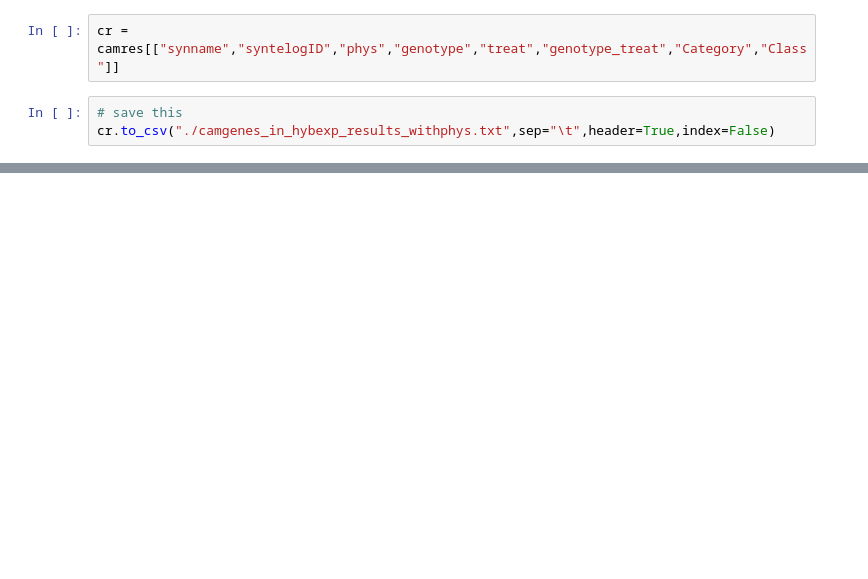
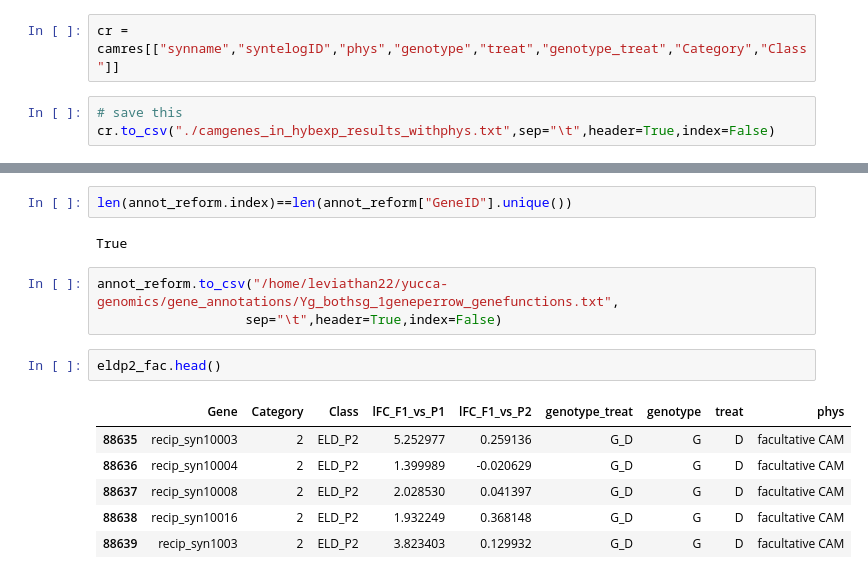
Before and after one commit to achpardo/yucca-genomics, a Jupyter notebook: differential_expression/expression_partitioning_downstream/remake_hybexp_figs.ipynb, the cells around one changed output, grey strips where cells are left out. Drawn from its saved outputs; the diff is of its cells as text; blank space fills up the shorter version.

```diff
--- a/differential_expression/expression_partitioning_downstream/remake_hybexp_figs.ipynb
+++ b/differential_expression/expression_partitioning_downstream/remake_hybexp_figs.ipynb
@@ -414,0 +492,16 @@ cr.to_csv("./camgenes_in_hybexp_results_withphys.txt",sep="\t",header=True,index
+# %%
+len(annot_reform.index)==len(annot_reform["GeneID"].unique())
+# %% [output]
+True
+# %%
+annot_reform.to_csv("/home/leviathan22/yucca-genomics/gene_annotations/Yg_bothsg_1geneperrow_genefunctions.txt",
+                   sep="\t",header=True,index=False)
+# %%
+eldp2_fac.head()
+# %% [output]
+|  | Gene | Category | Class | lFC_F1_vs_P1 | lFC_F1_vs_P2 | genotype_treat | genotype | treat | phys |
+| 88635 | recip_syn10003 | 2 | ELD_P2 | 5.252977 | 0.259136 | G_D | G | D | facultative CAM |
+| 88636 | recip_syn10004 | 2 | ELD_P2 | 1.399989 | -0.020629 | G_D | G | D | facultative CAM |
+| 88637 | recip_syn10008 | 2 | ELD_P2 | 2.028530 | 0.041397 | G_D | G | D | facultative CAM |
+| 88638 | recip_syn10016 | 2 | ELD_P2 | 1.932249 | 0.368148 | G_D | G | D | facultative CAM |
+| 88639 | recip_syn1003 | 2 | ELD_P2 | 3.823403 | 0.129932 | G_D | G | D | facultative CAM |
```
Also changed, not shown: parts of 24 cells of this notebook, 19 other files.
